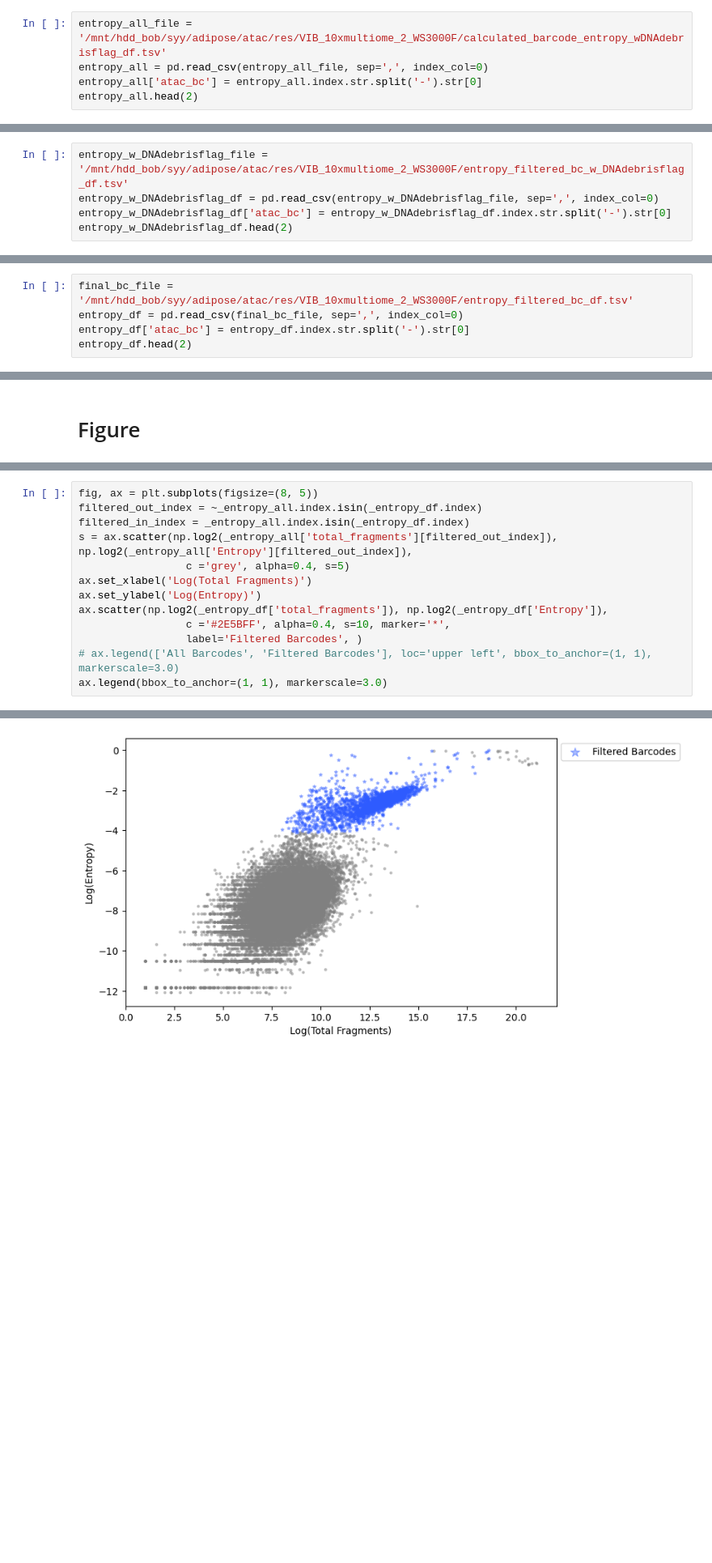
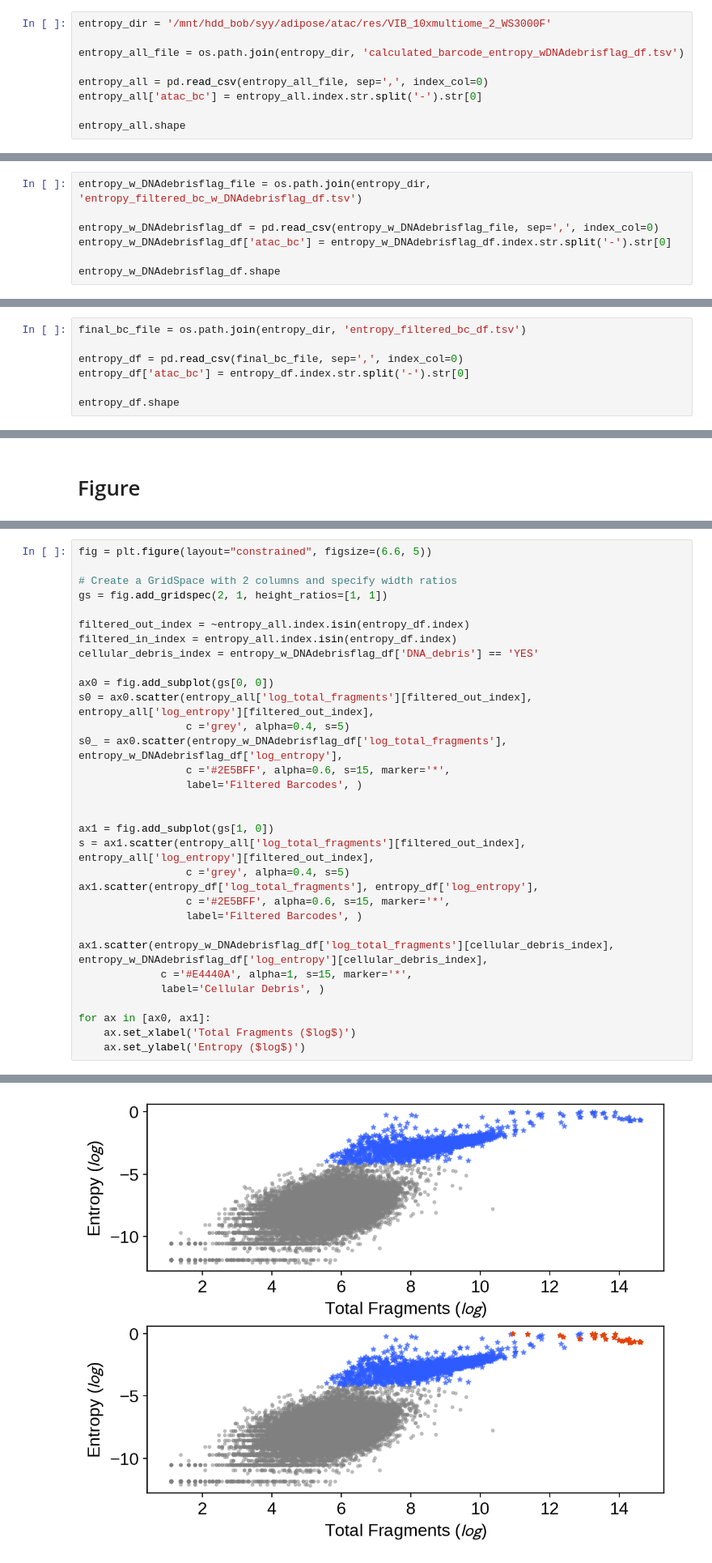
Before and after one commit to streetslab/SADE, a Jupyter notebook: EDA/F1_demo.ipynb, the cells around one changed output, grey strips where cells are left out. Shown at 81% size. Drawn from its saved outputs; the diff is of its cells as text; blank space fills up the shorter version.

```diff
--- a/EDA/F1_demo.ipynb
+++ b/EDA/F1_demo.ipynb
@@ -8,6 +20,10 @@ from mpl_toolkits.axes_grid1 import make_axes_locatable
 # %%
-entropy_all_file = '/mnt/hdd_bob/syy/adipose/atac/res/VIB_10xmultiome_2_WS3000F/calculated_barcode_entropy_wDNAdebrisflag_df.tsv'
+entropy_dir = '/mnt/hdd_bob/syy/adipose/atac/res/VIB_10xmultiome_2_WS3000F'
+
+entropy_all_file = os.path.join(entropy_dir, 'calculated_barcode_entropy_wDNAdebrisflag_df.tsv')
+
 entropy_all = pd.read_csv(entropy_all_file, sep=',', index_col=0)
 entropy_all['atac_bc'] = entropy_all.index.str.split('-').str[0]
-entropy_all.head(2)
+
+entropy_all.shape
 # %% [output]
@@ -21,6 +31,8 @@ entropy_all.shape
 # %%
-entropy_w_DNAdebrisflag_file = '/mnt/hdd_bob/syy/adipose/atac/res/VIB_10xmultiome_2_WS3000F/entropy_filtered_bc_w_DNAdebrisflag_df.tsv'
+entropy_w_DNAdebrisflag_file = os.path.join(entropy_dir, 'entropy_filtered_bc_w_DNAdebrisflag_df.tsv')
+
 entropy_w_DNAdebrisflag_df = pd.read_csv(entropy_w_DNAdebrisflag_file, sep=',', index_col=0)
 entropy_w_DNAdebrisflag_df['atac_bc'] = entropy_w_DNAdebrisflag_df.index.str.split('-').str[0]
-entropy_w_DNAdebrisflag_df.head(2)
+
+entropy_w_DNAdebrisflag_df.shape
 # %% [output]
@@ -34,6 +40,8 @@ entropy_w_DNAdebrisflag_df.shape
 # %%
-final_bc_file = '/mnt/hdd_bob/syy/adipose/atac/res/VIB_10xmultiome_2_WS3000F/entropy_filtered_bc_df.tsv'
+final_bc_file = os.path.join(entropy_dir, 'entropy_filtered_bc_df.tsv')
+
 entropy_df = pd.read_csv(final_bc_file, sep=',', index_col=0)
 entropy_df['atac_bc'] = entropy_df.index.str.split('-').str[0]
-entropy_df.head(2)
+
+entropy_df.shape
 # %% [output]
@@ -242,14 +246,33 @@ fig.colorbar(s4, cax=cax2, label='P(Closed State)')
 # %%
-fig, ax = plt.subplots(figsize=(8, 5))
-filtered_out_index = ~_entropy_all.index.isin(_entropy_df.index)
-filtered_in_index = _entropy_all.index.isin(_entropy_df.index)
-s = ax.scatter(np.log2(_entropy_all['total_fragments'][filtered_out_index]), np.log2(_entropy_all['Entropy'][filtered_out_index]),
+fig = plt.figure(layout="constrained", figsize=(6.6, 5))
+
+# Create a GridSpace with 2 columns and specify width ratios
+gs = fig.add_gridspec(2, 1, height_ratios=[1, 1])
+
+filtered_out_index = ~entropy_all.index.isin(entropy_df.index)
+filtered_in_index = entropy_all.index.isin(entropy_df.index)
+cellular_debris_index = entropy_w_DNAdebrisflag_df['DNA_debris'] == 'YES'
+
+ax0 = fig.add_subplot(gs[0, 0])
+s0 = ax0.scatter(entropy_all['log_total_fragments'][filtered_out_index], entropy_all['log_entropy'][filtered_out_index],
                  c ='grey', alpha=0.4, s=5)
-ax.set_xlabel('Log(Total Fragments)')
-ax.set_ylabel('Log(Entropy)')
-ax.scatter(np.log2(_entropy_df['total_fragments']), np.log2(_entropy_df['Entropy']),
-                 c ='#2E5BFF', alpha=0.4, s=10, marker='*',
+s0_ = ax0.scatter(entropy_w_DNAdebrisflag_df['log_total_fragments'], entropy_w_DNAdebrisflag_df['log_entropy'],
+                 c ='#2E5BFF', alpha=0.6, s=15, marker='*',
                  label='Filtered Barcodes', )
-# ax.legend(['All Barcodes', 'Filtered Barcodes'], loc='upper left', bbox_to_anchor=(1, 1), markerscale=3.0)
-ax.legend(bbox_to_anchor=(1, 1), markerscale=3.0)
+
+
+ax1 = fig.add_subplot(gs[1, 0])
+s = ax1.scatter(entropy_all['log_total_fragments'][filtered_out_index], entropy_all['log_entropy'][filtered_out_index],
+                 c ='grey', alpha=0.4, s=5)
+ax1.scatter(entropy_df['log_total_fragments'], entropy_df['log_entropy'],
+                 c ='#2E5BFF', alpha=0.6, s=15, marker='*',
+                 label='Filtered Barcodes', )
+
+ax1.scatter(entropy_w_DNAdebrisflag_df['log_total_fragments'][cellular_debris_index], entropy_w_DNAdebrisflag_df['log_entropy'][cellular_debris_index],
+             c ='#E4440A', alpha=1, s=15, marker='*',
+             label='Cellular Debris', )
+
+for ax in [ax0, ax1]:
+    ax.set_xlabel('Total Fragments ($log$)')
+    ax.set_ylabel('Entropy ($log$)')
 # %% [output]
@@ -257 +279 @@ ax.legend(bbox_to_anchor=(1, 1), markerscale=3.0)
-[figure, old version]
+[figure, new version]
```
Also changed, not shown: parts of 24 cells of this notebook, 48 other files.
